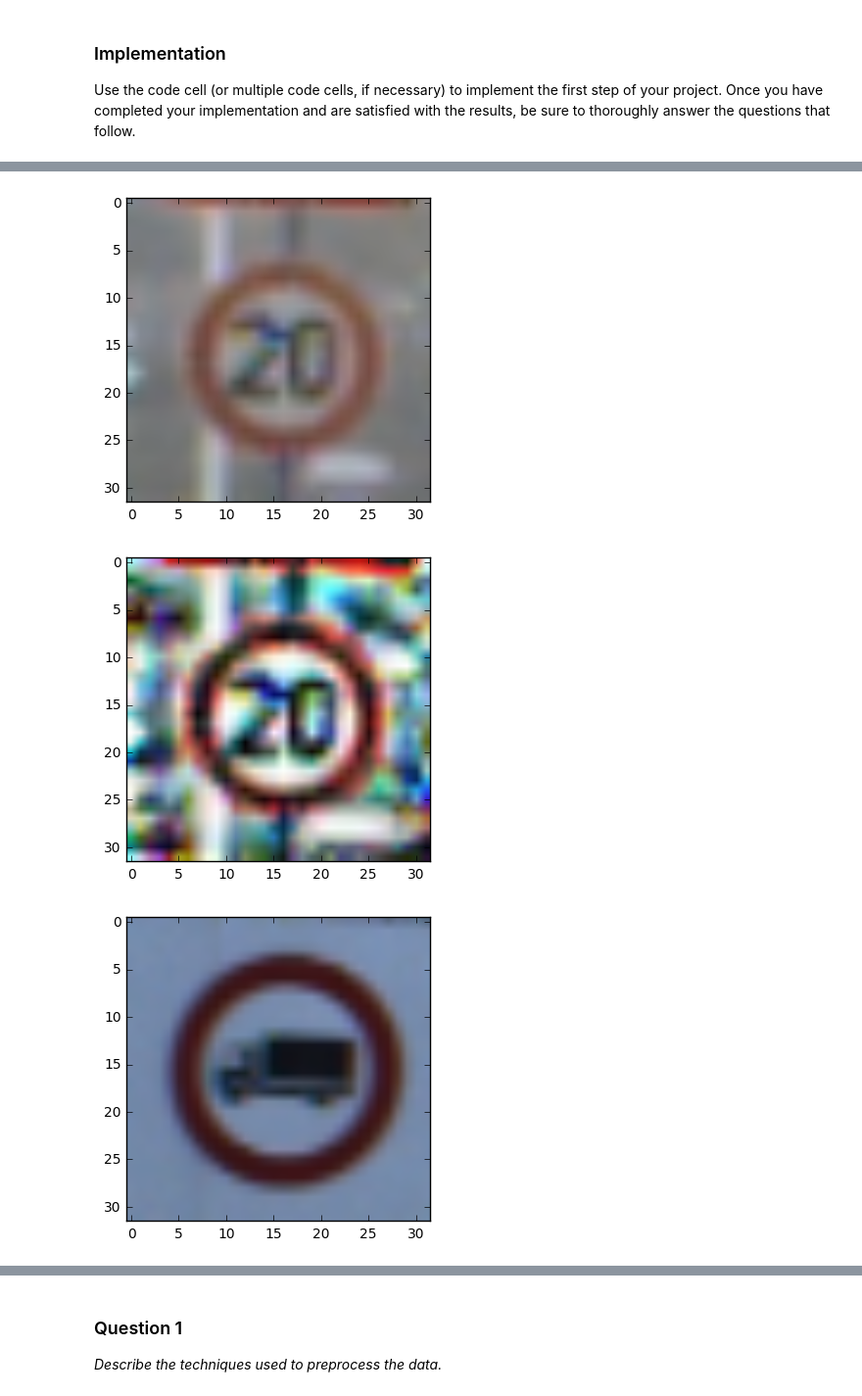
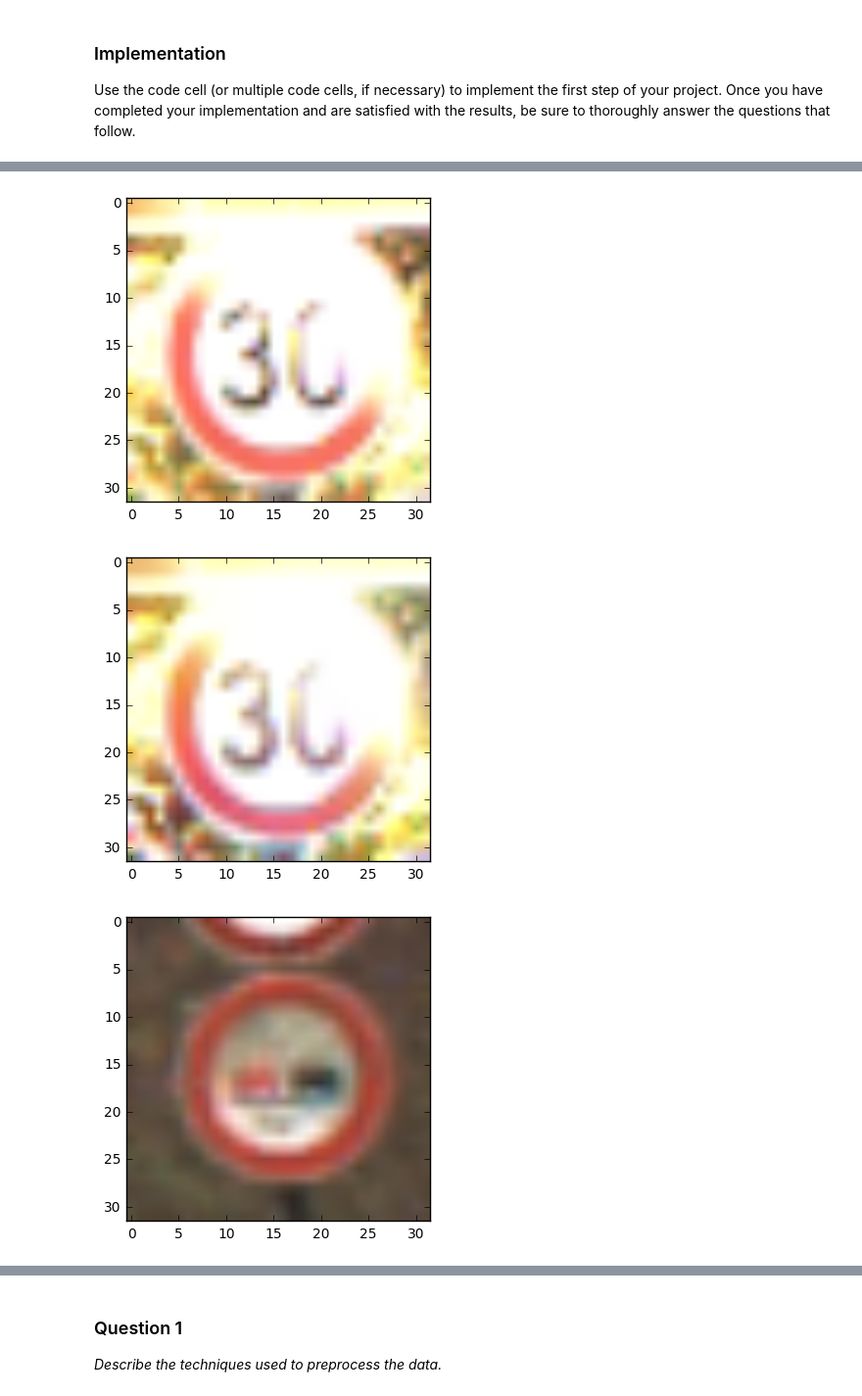
Before and after one commit to MWransky/traffic-signs, a Jupyter notebook: Traffic_Signs_Recognition.ipynb, the cells around one changed output, grey strips where cells are left out. Shown at 98% size. Cells and saved outputs as stored; diff of their text form; code cells hidden in the pictures.

```diff
--- a/Traffic_Signs_Recognition.ipynb
+++ b/Traffic_Signs_Recognition.ipynb
@@ -128,21 +128,16 @@ Use the code cell (or multiple code cells, if necessary) to implement the first
 ### Preprocess the data here.
 ### Feel free to use as many code cells as needed.
 import cv2
-from skimage.util import img_as_ubyte
-from skimage.morphology import disk
-from skimage.filters import rank
 
 def denoise_img(image):
     return cv2.fastNlMeansDenoising(image,None,10,3,7)
 
-def convert_to_gray(image):
-    return cv2.cvtColor(image, cv2.COLOR_BGR2GRAY)
-
 def equalize(image):
     img = np.copy(image)
-    selem = disk(5)
     for i in range(3):
-        img[:,:,i] = rank.equalize(img_as_ubyte(image[:,:,i]), selem=selem)
+        # create a CLAHE object for histogram equalization
+        clahe = cv2.createCLAHE(clipLimit=2.0, tileGridSize=(4,4))
+        img[:,:,i] = clahe.apply(image[:,:,i])
 
     return img
 
@@ -173,20 +168,20 @@ X_test_processed = preprocess_batch(X_test)
 # %%
 # Check to see if preprocessing was successful
 # Pick a random image from each dataset
 plt.figure(1)
-plt.imshow(X_train[66])
+plt.imshow(X_train[266])
 
 plt.figure(2)
-plt.imshow(X_train_processed[66])
+plt.imshow(X_train_processed[266])
 
 plt.figure(3)
-plt.imshow(X_test[0])
+plt.imshow(X_test[342])
 
 plt.figure(4)
-plt.imshow(X_test_processed[0])
+plt.imshow(X_test_processed[342])
 
 plt.show()
 # %% [output]
-[figure, old version]
+[figure, new version]
-[figure, old version]
+[figure, new version]
-[figure, old version]
+[figure, new version]
```
Also changed, not shown: parts of 12 cells of this notebook.
